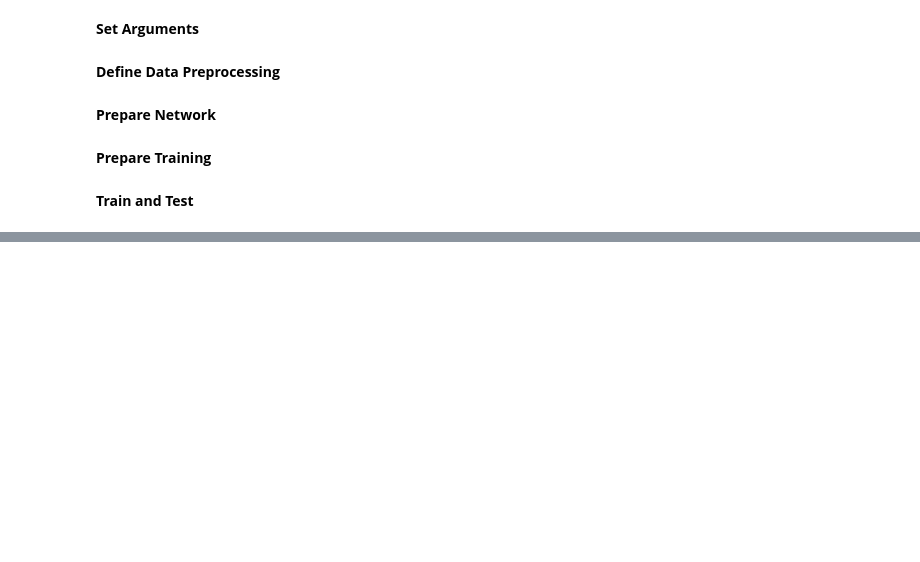
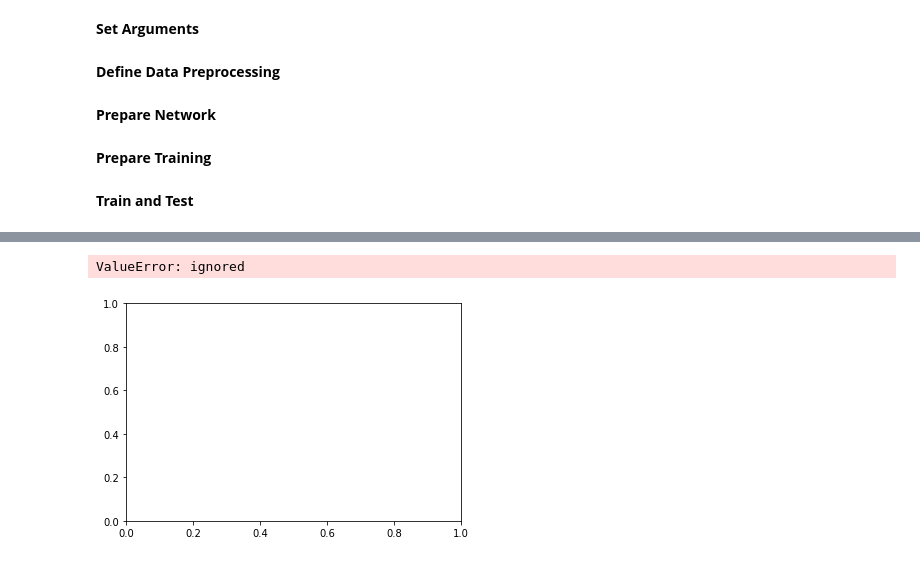
Before and after one commit to pI88Id/MLProject-Incremental.Learning, a Jupyter notebook: NoStrategy.ipynb, the cells around one changed output, grey strips where cells are left out. Saved outputs shown, nothing was run; the diff lists cells and outputs as text; code cells hidden in the pictures; blank space fills up the shorter version.

```diff
--- a/NoStrategy.ipynb
+++ b/NoStrategy.ipynb
@@ -174,3 +194,6 @@ Starting epoch 2/5, LR = [0.001]
 # %%
-# cifar100.plot(accuracy_train, accuracy_test, loss_train, loss_test)
-# print('Best accuracy', best_accuracy)
+ cifar100.plot(accuracy_train, accuracy_test, loss_train, loss_test)
+ print('Best accuracy', best_accuracy)
+# %% [output]
+ValueError: ignored
+[figure, added]
```
Also changed, not shown: parts of 5 cells of this notebook.
